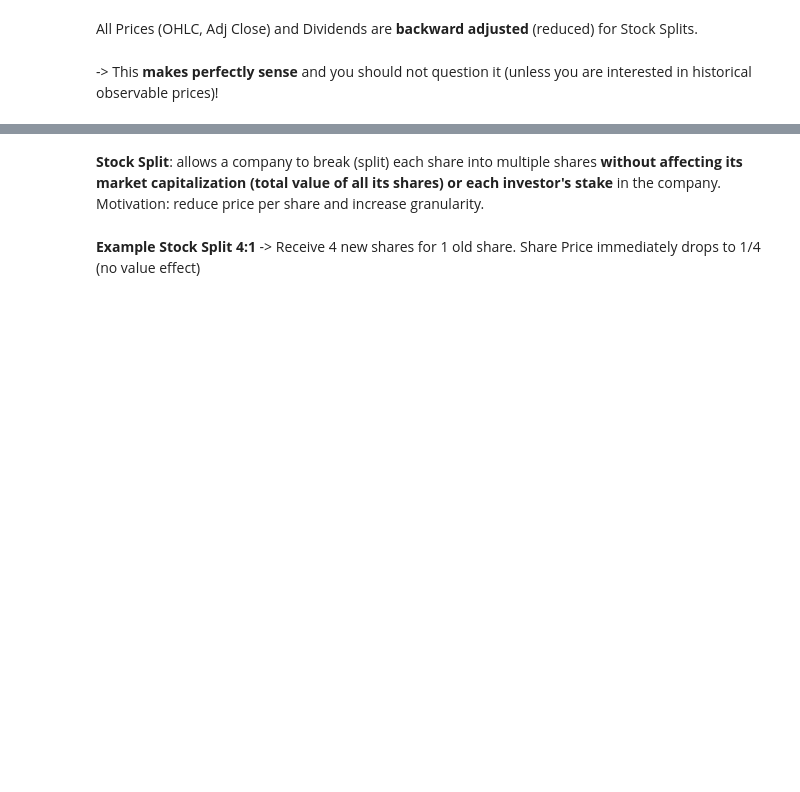
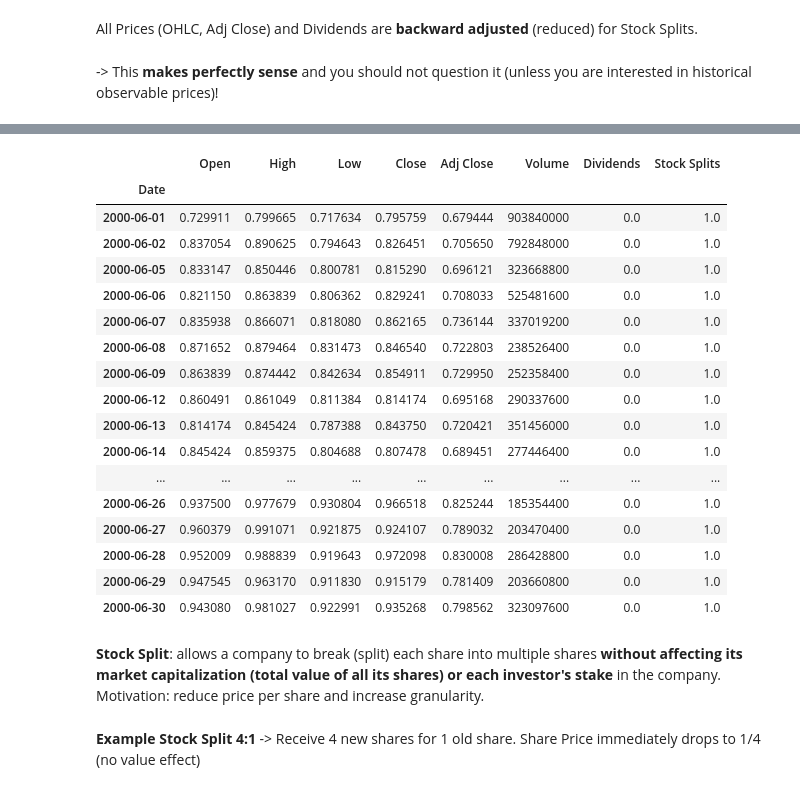
Before and after one commit to barnwalp/algorithmic_trading, a Jupyter notebook: udemy_hagmann/NB_01_Equity_Intro_Part1.ipynb, the cells around one changed output, grey strips where cells are left out. Drawn from its saved outputs; the diff is of its cells as text; code cells hidden in the pictures; blank space fills up the shorter version.

```diff
--- a/udemy_hagmann/NB_01_Equity_Intro_Part1.ipynb
+++ b/udemy_hagmann/NB_01_Equity_Intro_Part1.ipynb
@@ -504,3 +716,24 @@ splits
+# %%
+df.loc["2000-06", :]
+# %% [output]
+|  | Open | High | Low | Close | Adj Close | Volume | Dividends | Stock Splits |
+| Date |  |  |  |  |  |  |  |  |
+| 2000-06-01 | 0.729911 | 0.799665 | 0.717634 | 0.795759 | 0.679444 | 903840000 | 0.0 | 1.0 |
+| 2000-06-02 | 0.837054 | 0.890625 | 0.794643 | 0.826451 | 0.705650 | 792848000 | 0.0 | 1.0 |
+| 2000-06-05 | 0.833147 | 0.850446 | 0.800781 | 0.815290 | 0.696121 | 323668800 | 0.0 | 1.0 |
+| 2000-06-06 | 0.821150 | 0.863839 | 0.806362 | 0.829241 | 0.708033 | 525481600 | 0.0 | 1.0 |
+| 2000-06-07 | 0.835938 | 0.866071 | 0.818080 | 0.862165 | 0.736144 | 337019200 | 0.0 | 1.0 |
+| 2000-06-08 | 0.871652 | 0.879464 | 0.831473 | 0.846540 | 0.722803 | 238526400 | 0.0 | 1.0 |
+| 2000-06-09 | 0.863839 | 0.874442 | 0.842634 | 0.854911 | 0.729950 | 252358400 | 0.0 | 1.0 |
+| 2000-06-12 | 0.860491 | 0.861049 | 0.811384 | 0.814174 | 0.695168 | 290337600 | 0.0 | 1.0 |
+| 2000-06-13 | 0.814174 | 0.845424 | 0.787388 | 0.843750 | 0.720421 | 351456000 | 0.0 | 1.0 |
+| 2000-06-14 | 0.845424 | 0.859375 | 0.804688 | 0.807478 | 0.689451 | 277446400 | 0.0 | 1.0 |
+| ... | ... | ... | ... | ... | ... | ... | ... | ... |
+| 2000-06-26 | 0.937500 | 0.977679 | 0.930804 | 0.966518 | 0.825244 | 185354400 | 0.0 | 1.0 |
+| 2000-06-27 | 0.960379 | 0.991071 | 0.921875 | 0.924107 | 0.789032 | 203470400 | 0.0 | 1.0 |
+| 2000-06-28 | 0.952009 | 0.988839 | 0.919643 | 0.972098 | 0.830008 | 286428800 | 0.0 | 1.0 |
+| 2000-06-29 | 0.947545 | 0.963170 | 0.911830 | 0.915179 | 0.781409 | 203660800 | 0.0 | 1.0 |
+| 2000-06-30 | 0.943080 | 0.981027 | 0.922991 | 0.935268 | 0.798562 | 323097600 | 0.0 | 1.0 |
 # %% [markdown]
 __Stock Split__: allows a company to break (split) each share into multiple shares __without affecting its market capitalization (total value of all its shares) or each investor's stake__ in the company. Motivation: reduce price per share and increase granularity.
 # %% [markdown]
```
Also changed, not shown: parts of 25 cells of this notebook.
